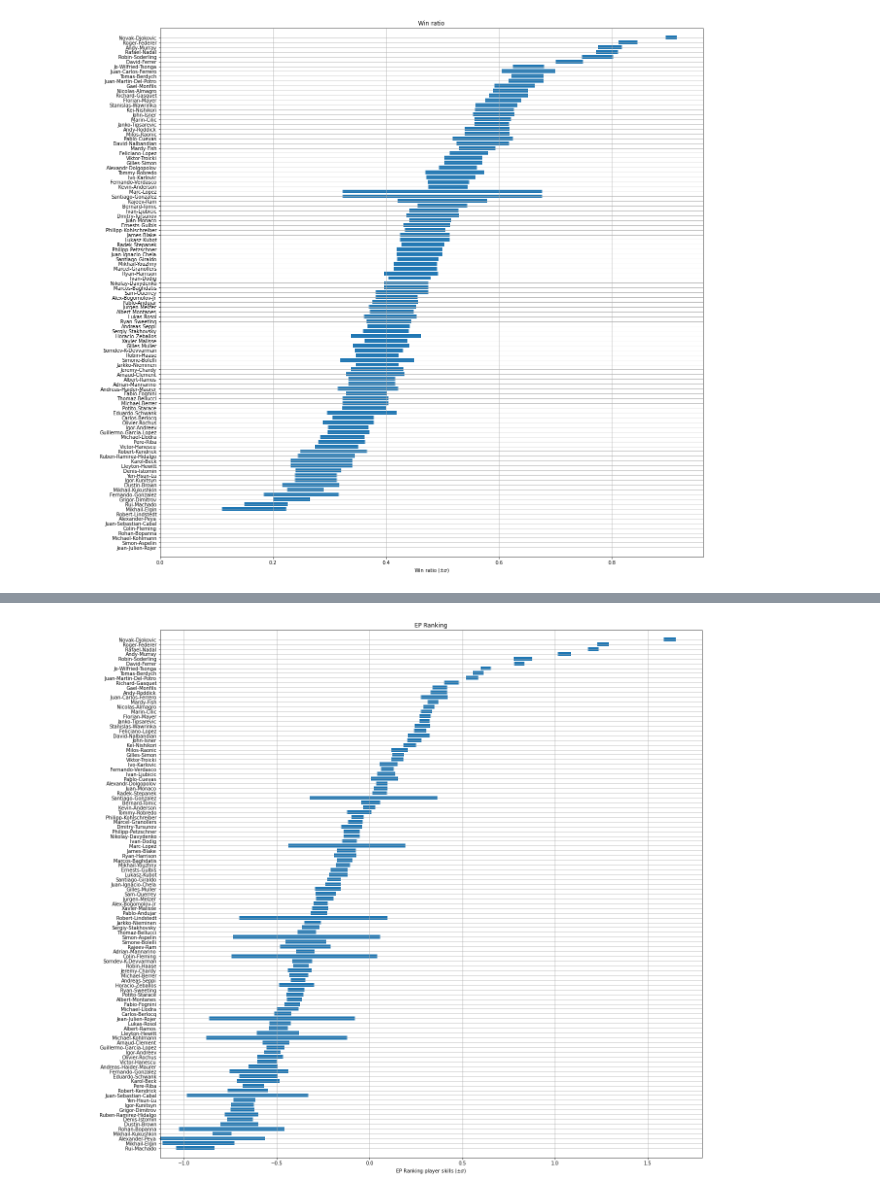
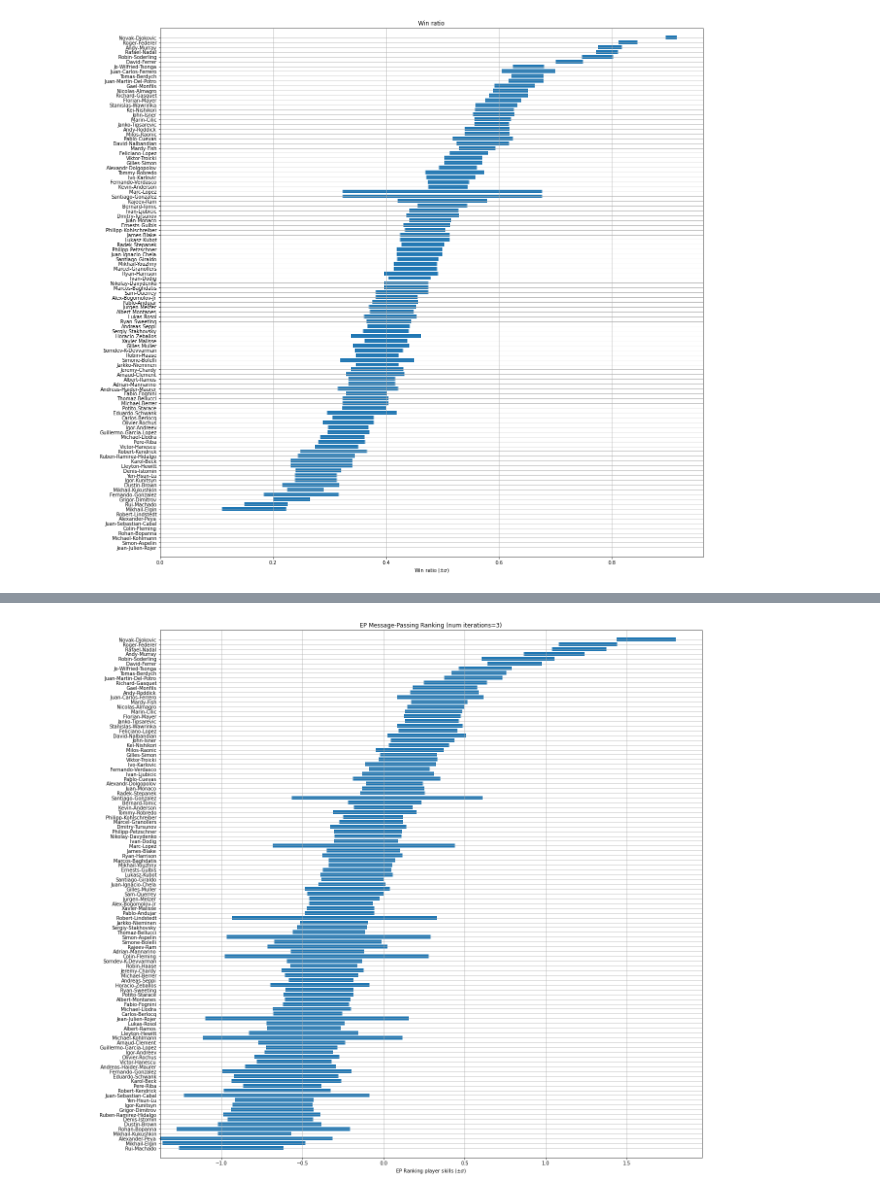
Before and after one commit to LozzaTray/4F10, a Jupyter notebook: C2/code/coursework2.ipynb, the cells around one changed output, grey strips where cells are left out. Saved outputs shown, nothing was run; the diff lists cells and outputs as text; code cells hidden in the pictures.

```diff
--- a/C2/code/coursework2.ipynb
+++ b/C2/code/coursework2.ipynb
@@ -148,5 +157,9 @@ sorted_rangeplot(skill_samples[:,-1], skill_std_dev[:,-1], W, xlabel="Gibbs Samp
 # %%
-std_dev = np.true_divide(1, precision_player_skills)
-sorted_rangeplot(mean_player_skills, std_dev, W, xlabel="EP Ranking player skills ($\pm \sigma$)", title="EP Ranking")
+num_iters = 3
+# run message passing algorithm, returns mean and precision for each player
+mean_player_skills, precision_player_skills = eprank(G, M, num_iters)
+
+std_dev = np.sqrt(np.true_divide(1, precision_player_skills))
+sorted_rangeplot(mean_player_skills, std_dev, W, xlabel="EP Ranking player skills ($\pm \sigma$)", title="EP Message-Passing Ranking (num iterations={})".format(num_iters))
 # %% [output]
-[figure, old version]
+[figure, new version]
```
Also changed, not shown: parts of 3 cells of this notebook, 8 other files.
